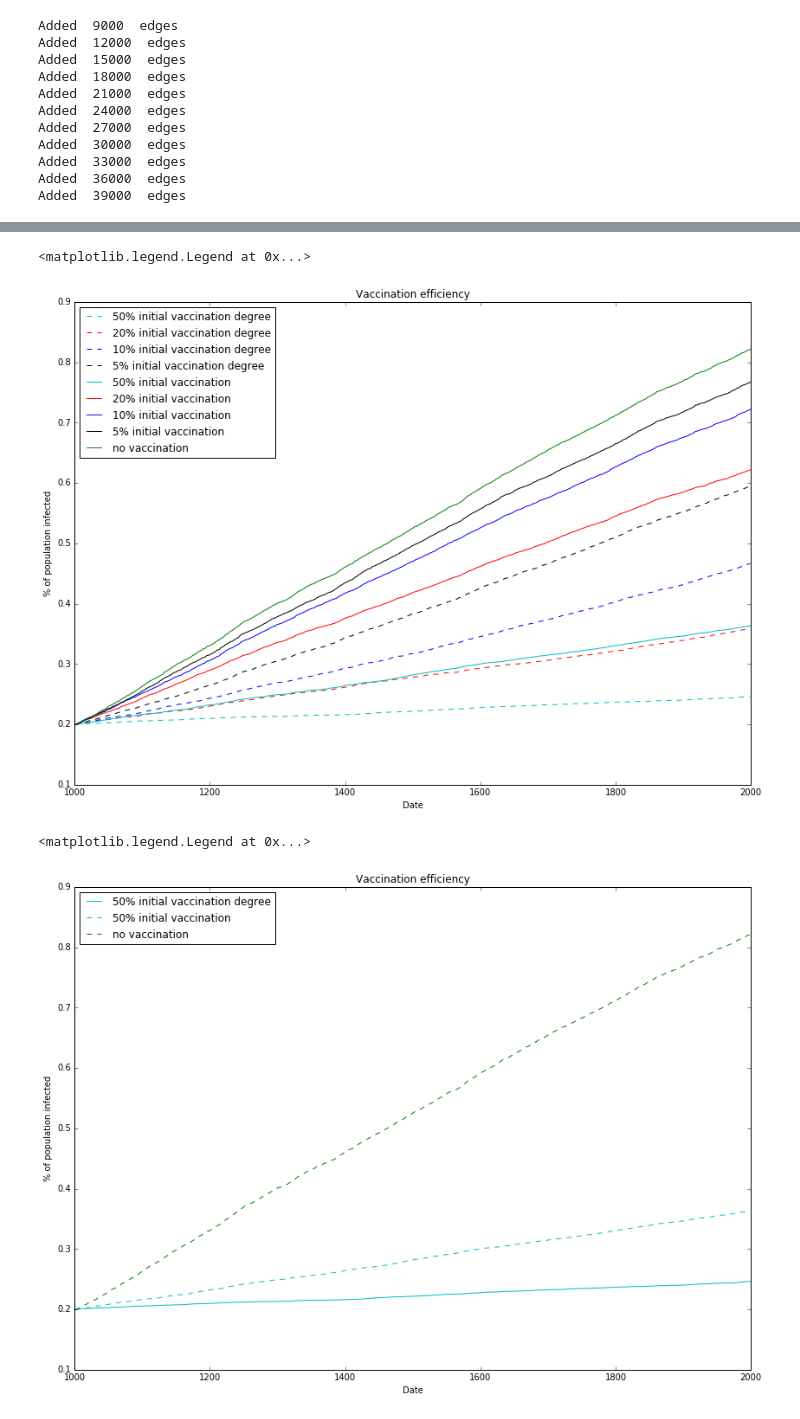
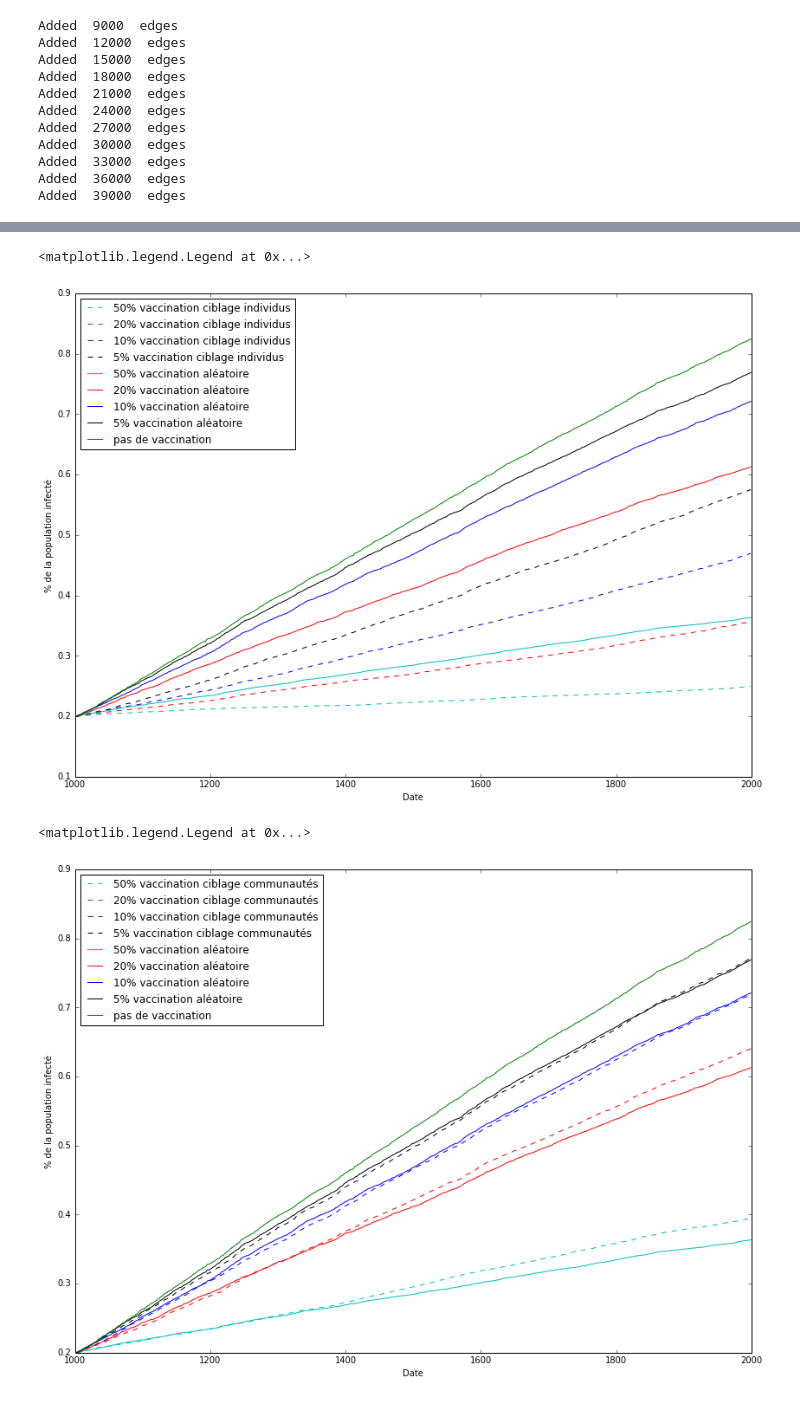
Before and after one commit to jauffretp/sand, a Jupyter notebook: python/Stopping epidemics with 20% initially infected and 80% transmission.ipynb, the cells around one changed output, grey strips where cells are left out. Saved outputs shown, nothing was run; the diff lists cells and outputs as text; code cells hidden in the pictures.

```diff
--- a/python/Stopping epidemics with 20% initially infected and 80% transmission.ipynb
+++ b/python/Stopping epidemics with 20% initially infected and 80% transmission.ipynb
@@ -1807,53 +1806,45 @@ plt.legend(loc=2)
 # %%
 plt.figure(figsize=(14,10))
-plt.title("Vaccination efficiency")
 
-plt.plot(groupby_date_vacc_deg_050.index, groupby_date_vacc_deg_050["nb_infecte"], "c--",label="50% initial vaccination degree")
-plt.plot(groupby_date_vacc_deg_020.index, groupby_date_vacc_deg_020["nb_infecte"], "r--",label="20% initial vaccination degree")
-plt.plot(groupby_date_vacc_deg_010.index, groupby_date_vacc_deg_010["nb_infecte"], "b--",label="10% initial vaccination degree")
-plt.plot(groupby_date_vacc_deg_005.index, groupby_date_vacc_deg_005["nb_infecte"], "k--",label="5% initial vaccination degree")
+plt.plot(groupby_date_vacc_deg_050.index, groupby_date_vacc_deg_050["nb_infecte"], "c--",label="50% vaccination ciblage individus")
+plt.plot(groupby_date_vacc_deg_020.index, groupby_date_vacc_deg_020["nb_infecte"], "r--",label="20% vaccination ciblage individus")
+plt.plot(groupby_date_vacc_deg_010.index, groupby_date_vacc_deg_010["nb_infecte"], "b--",label="10% vaccination ciblage individus")
+plt.plot(groupby_date_vacc_deg_005.index, groupby_date_vacc_deg_005["nb_infecte"], "k--",label="5% vaccination ciblage individus")
 
-'''
-plt.plot(groupby_date_vacc_com_050.index, groupby_date_vacc_com_050["nb_infecte"], "c--",label="50% initial vaccination communities")
-plt.plot(groupby_date_vacc_com_020.index, groupby_date_vacc_com_020["nb_infecte"], "r--",label="20% initial vaccination communities")
-plt.plot(groupby_date_vacc_com_010.index, groupby_date_vacc_com_010["nb_infecte"], "b--",label="10% initial vaccination communities")
-plt.plot(groupby_date_vacc_com_005.index, groupby_date_vacc_com_005["nb_infecte"], "k--",label="5% initial vaccination communities")
-'''
+plt.plot(groupby_date_vacc_050.index, groupby_date_vacc_050["nb_infecte"], "c",label="50% vaccination aléatoire")
+plt.plot(groupby_date_vacc_020.index, groupby_date_vacc_020["nb_infecte"], "r",label="20% vaccination aléatoire")
+plt.plot(groupby_date_vacc_010.index, groupby_date_vacc_010["nb_infecte"], "b",label="10% vaccination aléatoire")
+plt.plot(groupby_date_vacc_005.index, groupby_date_vacc_005["nb_infecte"], "k",label="5% vaccination aléatoire")
+plt.plot(groupby_date_initial.index, groupby_date_initial["nb_infecte"], "g",label="pas de vaccination")
 
-plt.plot(groupby_date_vacc_050.index, groupby_date_vacc_050["nb_infecte"], "c",label="50% initial vaccination")
-plt.plot(groupby_date_vacc_020.index, groupby_date_vacc_020["nb_infecte"], "r",label="20% initial vaccination")
-plt.plot(groupby_date_vacc_010.index, groupby_date_vacc_010["nb_infecte"], "b",label="10% initial vaccination")
-plt.plot(groupby_date_vacc_005.index, groupby_date_vacc_005["nb_infecte"], "k",label="5% initial vaccination")
-plt.plot(groupby_date_initial.index, groupby_date_initial["nb_infecte"], "g",label="no vaccination")
-
-plt.ylabel("% of population infected")
+plt.ylabel("% de la population infecté")
 plt.xlabel("Date")
 plt.legend(loc=2)
 # %% [output]
 <matplotlib.legend.Legend at 0x...>
-[figure, old version]
+[figure, new version]
 # %%
 plt.figure(figsize=(14,10))
-plt.title("Vaccination efficiency")
 
-plt.plot(groupby_date_vacc_deg_050.index, groupby_date_vacc_deg_050["nb_infecte"], "c",label="50% initial vaccination degree")
 
-'''
-plt.plot(groupby_date_vacc_com_050.index, groupby_date_vacc_com_050["nb_infecte"], "c--",label="50% initial vaccination communities")
-plt.plot(groupby_date_vacc_com_020.index, groupby_date_vacc_com_020["nb_infecte"], "r--",label="20% initial vaccination communities")
-plt.plot(groupby_date_vacc_com_010.index, groupby_date_vacc_com_010["nb_infecte"], "b--",label="10% initial vaccination communities")
-plt.plot(groupby_date_vacc_com_005.index, groupby_date_vacc_com_005["nb_infecte"], "k--",label="5% initial vaccination communities")
-'''
+plt.plot(groupby_date_vacc_com_050.index, groupby_date_vacc_com_050["nb_infecte"], "c--",label="50% vaccination ciblage communautés")
+plt.plot(groupby_date_vacc_com_020.index, groupby_date_vacc_com_020["nb_infecte"], "r--",label="20% vaccination ciblage communautés")
+plt.plot(groupby_date_vacc_com_010.index, groupby_date_vacc_com_010["nb_infecte"], "b--",label="10% vaccination ciblage communautés")
+plt.plot(groupby_date_vacc_com_005.index, groupby_date_vacc_com_005["nb_infecte"], "k--",label="5% vaccination ciblage communautés")
 
-plt.plot(groupby_date_vacc_050.index, groupby_date_vacc_050["nb_infecte"], "c--",label="50% initial vaccination")
-plt.plot(groupby_date_initial.index, groupby_date_initial["nb_infecte"], "g--",label="no vaccination")
 
-plt.ylabel("% of population infected")
+plt.plot(groupby_date_vacc_050.index, groupby_date_vacc_050["nb_infecte"], "c",label="50% vaccination aléatoire")
+plt.plot(groupby_date_vacc_020.index, groupby_date_vacc_020["nb_infecte"], "r",label="20% vaccination aléatoire")
+plt.plot(groupby_date_vacc_010.index, groupby_date_vacc_010["nb_infecte"], "b",label="10% vaccination aléatoire")
+plt.plot(groupby_date_vacc_005.index, groupby_date_vacc_005["nb_infecte"], "k",label="5% vaccination aléatoire")
+plt.plot(groupby_date_initial.index, groupby_date_initial["nb_infecte"], "g",label="pas de vaccination")
+
+plt.ylabel("% de la population infecté")
 plt.xlabel("Date")
 plt.legend(loc=2)
 # %% [output]
 <matplotlib.legend.Legend at 0x...>
-[figure, old version]
+[figure, new version]
 # %%
 plt.figure(figsize=(14,10))
 plt.title("Vaccination efficiency")
```
Also changed, not shown: parts of 18 cells of this notebook, 1 other file.
